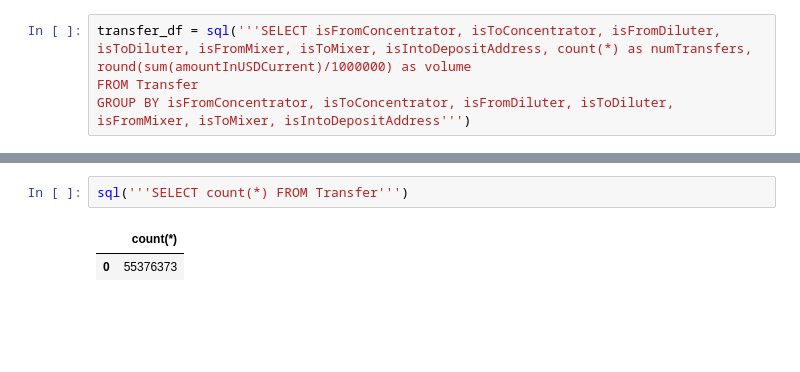
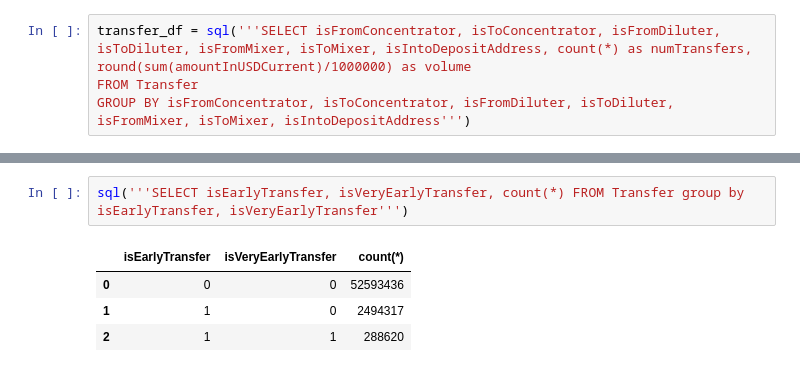
Before and after one commit to daniel-wenzel/polonius, a Jupyter notebook: jupyter/High Degree Addresses.ipynb, the cells around one changed output, grey strips where cells are left out. Cells and saved outputs as stored; diff of their text form; blank space fills up the shorter version.

```diff
--- a/jupyter/High Degree Addresses.ipynb
+++ b/jupyter/High Degree Addresses.ipynb
@@ -70,5 +69,7 @@ FROM
 # %%
-sql('''SELECT count(*) FROM Transfer''')
+sql('''SELECT isEarlyTransfer, isVeryEarlyTransfer, count(*) FROM Transfer group by isEarlyTransfer, isVeryEarlyTransfer''')
 # %% [output]
-|  | count(*) |
-| 0 | 55376373 |
+|  | isEarlyTransfer | isVeryEarlyTransfer | count(*) |
+| 0 | 0 | 0 | 52593436 |
+| 1 | 1 | 0 | 2494317 |
+| 2 | 1 | 1 | 288620 |
```
Also changed, not shown: parts of 3 cells of this notebook, 3 other files.
